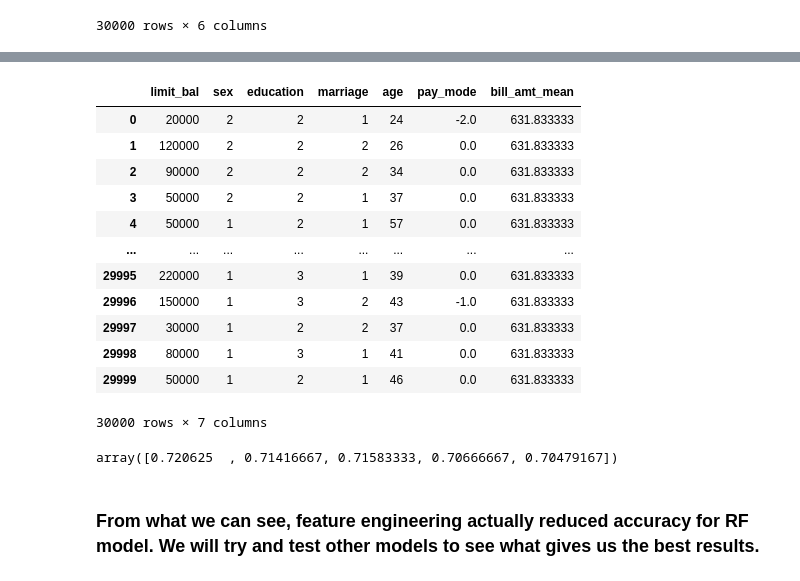
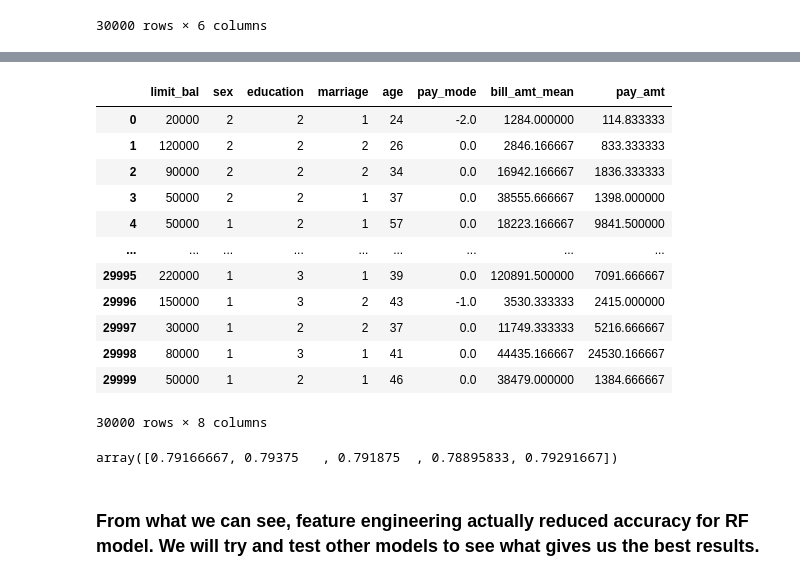
Before and after one commit to Juliana-Yakimchuk/Classif_Credit_Card, a Jupyter notebook: CC_Classification.ipynb, the cells around one changed output, grey strips where cells are left out. Cells and saved outputs as stored; diff of their text form; code cells hidden in the pictures.

```diff
--- a/CC_Classification.ipynb
+++ b/CC_Classification.ipynb
@@ -246,4 +252,6 @@ feat_to_keep
 ### The scores are not very high. we will try to do some feature engineering - namely combine pay_amt and bill_amt features into one
 # %%
 #"pay" features are categorical, we will use "mode" of the 6 columns to create a new feature
-X['pay_mode'] = X.iloc[:,6:12].mode(axis = 1)[0]
+#to avoid overwriting X:
+X_feat_eng = X.copy()
+X_feat_eng['pay_mode'] = X_feat_eng.iloc[:,6:12].mode(axis = 1)[0]
@@ -287,4 +289,4 @@ X.iloc[:,12:18]
 30000 rows × 6 columns
 # %%
 #  "bill amt" features are numerical, we will use mean to create an 6-mth average
-X['bill_amt_mean'] = X.iloc[:,12:18].mean(axis = 1)[0]
+X_feat_eng['bill_amt_mean'] = X_feat_eng.iloc[:,11:17].mean(axis = 1)
@@ -307,4 +309,3 @@ X
 # %%
 # lastly, we will combine pay_amt features into one
-X['pay_amt'] = X.iloc[:,18:24].mean(axis = 1)[0]
-X
+X_feat_eng['pay_amt'] = X_feat_eng.iloc[:,17:23].mean(axis = 1)
@@ -325,29 +312,28 @@ X
 # %%
 #We can now remove the excessive features
-X_feat_eng=X.drop((df.iloc[:, 6:24]), axis = 1)
+X_feat_eng=X_feat_eng.drop((df.iloc[:, 6:24]), axis = 1)
 X_feat_eng
 # %% [output]
-|  | limit_bal | sex | education | marriage | age | pay_mode | bill_amt_mean |
-| 0 | 20000 | 2 | 2 | 1 | 24 | -2.0 | 631.833333 |
-| 1 | 120000 | 2 | 2 | 2 | 26 | 0.0 | 631.833333 |
-| 2 | 90000 | 2 | 2 | 2 | 34 | 0.0 | 631.833333 |
-| 3 | 50000 | 2 | 2 | 1 | 37 | 0.0 | 631.833333 |
-| 4 | 50000 | 1 | 2 | 1 | 57 | 0.0 | 631.833333 |
-| ... | ... | ... | ... | ... | ... | ... | ... |
-| 29995 | 220000 | 1 | 3 | 1 | 39 | 0.0 | 631.833333 |
-| 29996 | 150000 | 1 | 3 | 2 | 43 | -1.0 | 631.833333 |
-| 29997 | 30000 | 1 | 2 | 2 | 37 | 0.0 | 631.833333 |
-| 29998 | 80000 | 1 | 3 | 1 | 41 | 0.0 | 631.833333 |
-| 29999 | 50000 | 1 | 2 | 1 | 46 | 0.0 | 631.833333 |
+|  | limit_bal | sex | education | marriage | age | pay_mode | bill_amt_mean | pay_amt |
+| 0 | 20000 | 2 | 2 | 1 | 24 | -2.0 | 1284.000000 | 114.833333 |
+| 1 | 120000 | 2 | 2 | 2 | 26 | 0.0 | 2846.166667 | 833.333333 |
+| 2 | 90000 | 2 | 2 | 2 | 34 | 0.0 | 16942.166667 | 1836.333333 |
+| 3 | 50000 | 2 | 2 | 1 | 37 | 0.0 | 38555.666667 | 1398.000000 |
+| 4 | 50000 | 1 | 2 | 1 | 57 | 0.0 | 18223.166667 | 9841.500000 |
+| ... | ... | ... | ... | ... | ... | ... | ... | ... |
+| 29995 | 220000 | 1 | 3 | 1 | 39 | 0.0 | 120891.500000 | 7091.666667 |
+| 29996 | 150000 | 1 | 3 | 2 | 43 | -1.0 | 3530.333333 | 2415.000000 |
+| 29997 | 30000 | 1 | 2 | 2 | 37 | 0.0 | 11749.333333 | 5216.666667 |
+| 29998 | 80000 | 1 | 3 | 1 | 41 | 0.0 | 44435.166667 | 24530.166667 |
+| 29999 | 50000 | 1 | 2 | 1 | 46 | 0.0 | 38479.000000 | 1384.666667 |
-30000 rows × 7 columns
+30000 rows × 8 columns
 # %%
 X_tr_feat_eng, X_te_feat_eng, y_tr, y_te = train_test_split(X_feat_eng,y, test_size = 0.2)
 # %%
 # now let's run RF on the new dataset
-
 cv_scores_feat_eng = cross_val_score (rf_clf, X_tr_feat_eng, y_tr, cv = 5)
 cv_scores_feat_eng
 # %% [output]
-array([0.720625  , 0.71416667, 0.71583333, 0.70666667, 0.70479167])
+array([0.79166667, 0.79375   , 0.791875  , 0.78895833, 0.79291667])
 # %% [markdown]
 ### From what we can see, feature engineering actually reduced accuracy for RF model. We will try and test other models to see what gives us the best results.
```
Also changed, not shown: parts of 23 cells of this notebook.
